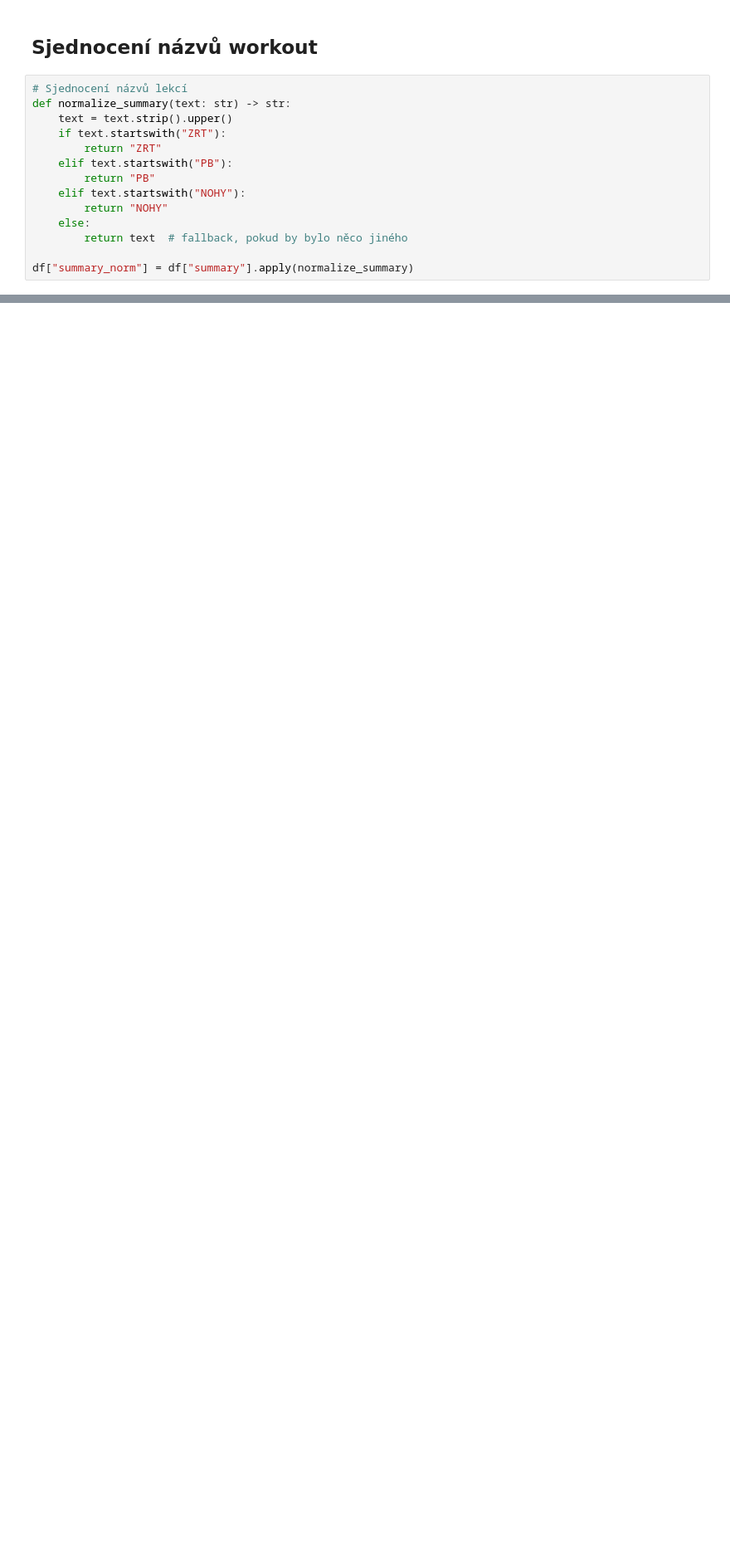
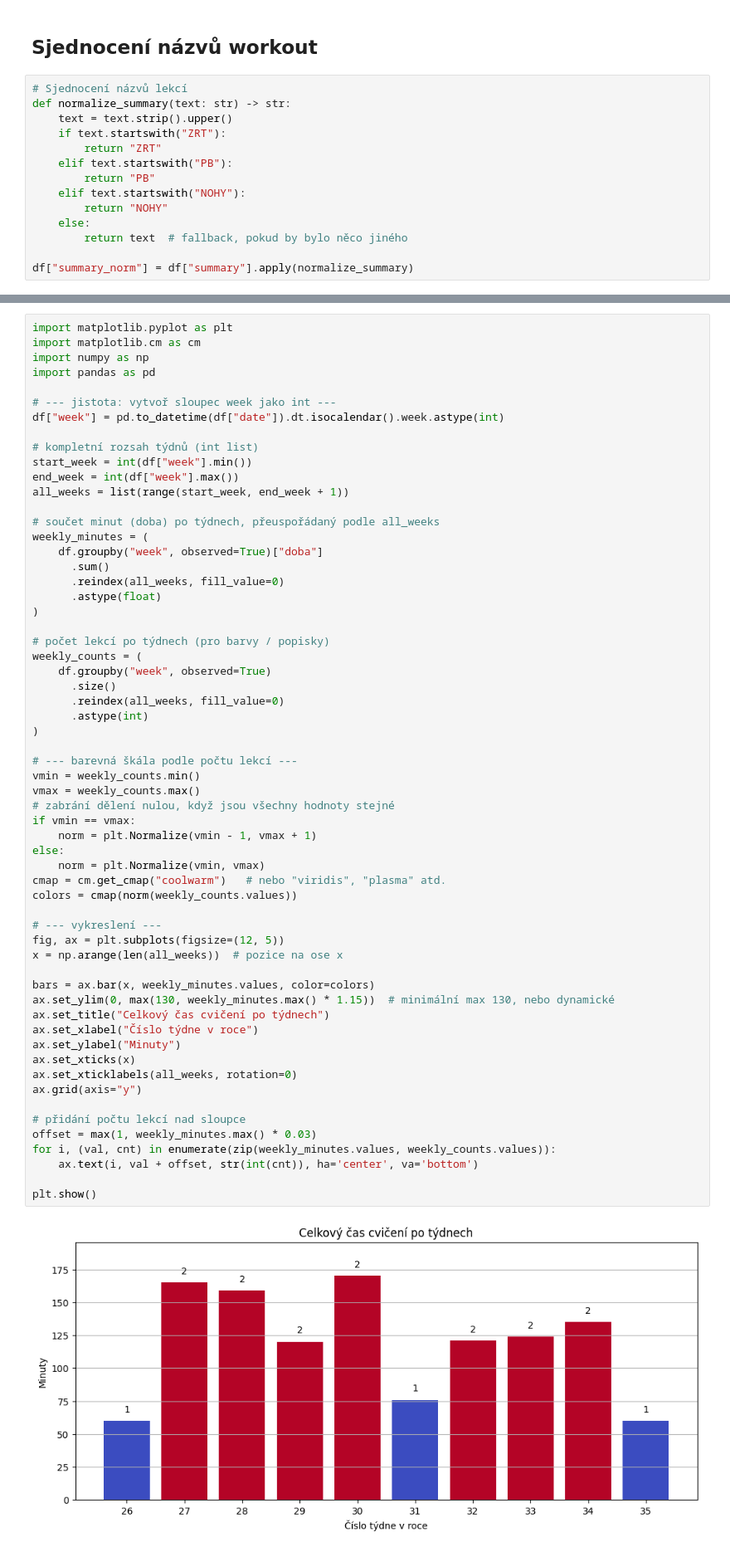
Before and after one commit to MarekCoderslab/TOPFIT, a Jupyter notebook: TOPFit_workout.ipynb, the cells around one changed output, grey strips where cells are left out. Shown at 83% size. Saved outputs shown, nothing was run; the diff lists cells and outputs as text; blank space fills up the shorter version.

```diff
--- a/TOPFit_workout.ipynb
+++ b/TOPFit_workout.ipynb
@@ -321,0 +402,62 @@ plt.show()
+# %%
+import matplotlib.pyplot as plt
+import matplotlib.cm as cm
+import numpy as np
+import pandas as pd
+
+# --- jistota: vytvoř sloupec week jako int ---
+df["week"] = pd.to_datetime(df["date"]).dt.isocalendar().week.astype(int)
+
+# kompletní rozsah týdnů (int list)
+start_week = int(df["week"].min())
+end_week = int(df["week"].max())
+all_weeks = list(range(start_week, end_week + 1))
+
+# součet minut (doba) po týdnech, přeuspořádaný podle all_weeks
+weekly_minutes = (
+    df.groupby("week", observed=True)["doba"]
+      .sum()
+      .reindex(all_weeks, fill_value=0)
+      .astype(float)
+)
+
+# počet lekcí po týdnech (pro barvy / popisky)
+weekly_counts = (
+    df.groupby("week", observed=True)
+      .size()
+      .reindex(all_weeks, fill_value=0)
+      .astype(int)
+)
+
+# --- barevná škála podle počtu lekcí ---
+vmin = weekly_counts.min()
+vmax = weekly_counts.max()
+# zabrání dělení nulou, když jsou všechny hodnoty stejné
+if vmin == vmax:
+    norm = plt.Normalize(vmin - 1, vmax + 1)
+else:
+    norm = plt.Normalize(vmin, vmax)
+cmap = cm.get_cmap("coolwarm")   # nebo "viridis", "plasma" atd.
+colors = cmap(norm(weekly_counts.values))
+
+# --- vykreslení ---
+fig, ax = plt.subplots(figsize=(12, 5))
+x = np.arange(len(all_weeks))  # pozice na ose x
+
+bars = ax.bar(x, weekly_minutes.values, color=colors)
+ax.set_ylim(0, max(130, weekly_minutes.max() * 1.15))  # minimální max 130, nebo dynamické
+ax.set_title("Celkový čas cvičení po týdnech")
+ax.set_xlabel("Číslo týdne v roce")
+ax.set_ylabel("Minuty")
+ax.set_xticks(x)
+ax.set_xticklabels(all_weeks, rotation=0)
+ax.grid(axis="y")
+
+# přidání počtu lekcí nad sloupce
+offset = max(1, weekly_minutes.max() * 0.03)
+for i, (val, cnt) in enumerate(zip(weekly_minutes.values, weekly_counts.values)):
+    ax.text(i, val + offset, str(int(cnt)), ha='center', va='bottom')
+
+plt.show()
+# %% [output]
+[figure, added]
```
Also changed, not shown: parts of 10 cells of this notebook, 2 other files.
